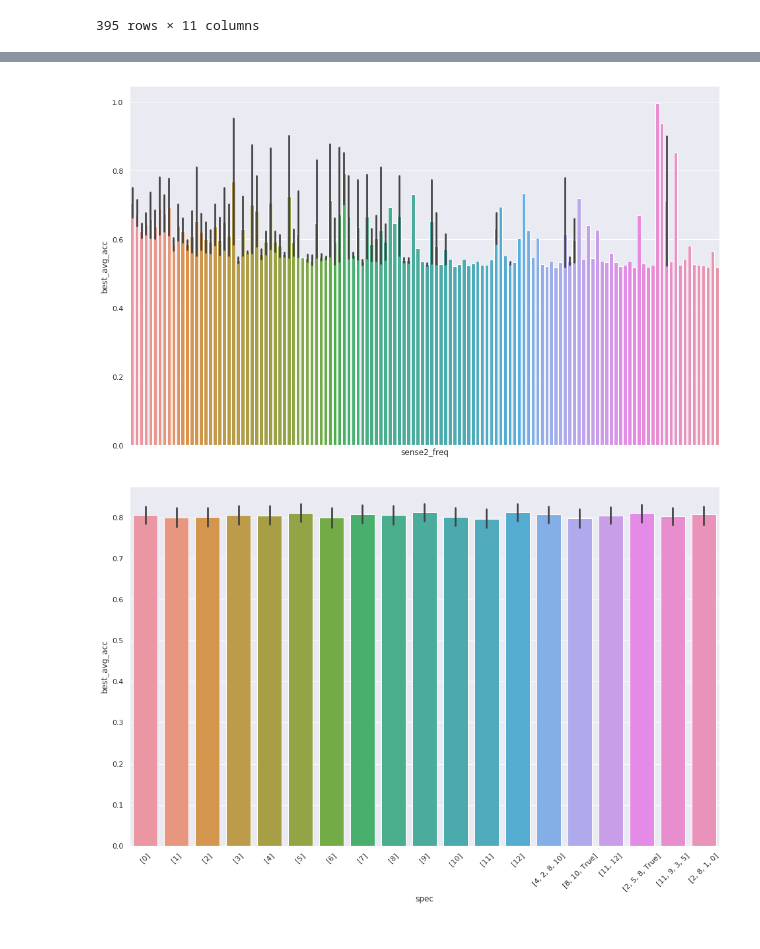
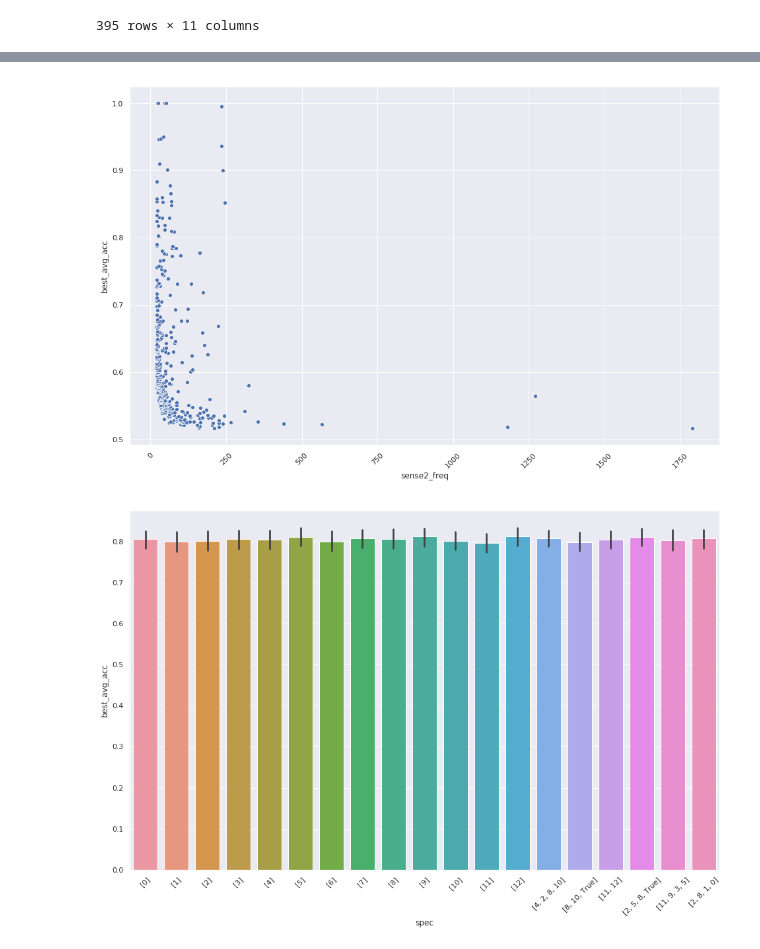
Before and after one commit to Mark-Hopkins-at-Williams/research-wsd, a Jupyter notebook: WSD.ipynb, the cells around one changed output, grey strips where cells are left out. Cells and saved outputs as stored; diff of their text form; code cells hidden in the pictures.

```diff
--- a/WSD.ipynb
+++ b/WSD.ipynb
@@ -126,14 +126,10 @@ diff_pos_graph = sns.barplot(x="pos_combo", y="best_avg_acc", data=df_with_pos_c
 # %%
 max_samp_data = df
 plt.xticks(rotation=45)
-plt.tick_params(
-    axis='x',          # changes apply to the x-axis
-    which='both',      # both major and minor ticks are affected
-    bottom=False,      # ticks along the bottom edge are off
-    labelbottom=False)
-max_samp_graph = sns.barplot(x="sense2_freq", y="best_avg_acc", data=max_samp_data)
+#add a log scale on the x axis
+max_samp_graph = sns.scatterplot(x="sense2_freq", y="best_avg_acc", data=max_samp_data)
 # %% [output]
-[figure, old version]
+[figure, new version]
 # %%
 spec_data = pd.read_csv("classifier_data_spec8.csv")
 
```
Also changed, not shown: parts of 2 cells of this notebook, 2 other files.
